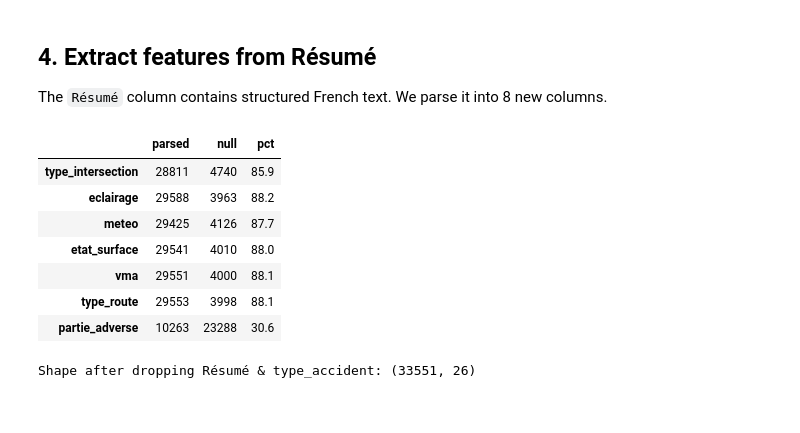
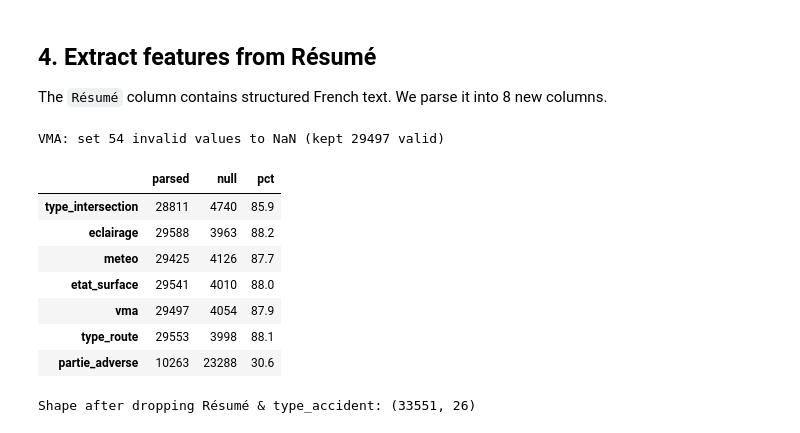
Before and after one commit to Medghaith01/test_QF, a Jupyter notebook: notebooks/data_cleaning.ipynb, the cells around one changed output. Drawn from its saved outputs; the diff is of its cells as text; code cells hidden in the pictures.

```diff
--- a/notebooks/data_cleaning.ipynb
+++ b/notebooks/data_cleaning.ipynb
@@ -129,6 +129,13 @@ df["etat_surface"] = resume.str.extract(
 
 # --- VMA (speed limit) ---
 df["vma"] = resume.str.extract(r"VMA à\s*(\d+)", expand=False).astype("Int64")
+
+# --- Filter VMA to realistic Paris values (drop parsing artifacts 1-6, 35-45, 60, 80, 300) ---
+valid_vma = {10, 15, 20, 25, 30, 50, 70, 90, 110}
+invalid_vma = df["vma"].notna() & (~df["vma"].isin(valid_vma))
+n_invalid = invalid_vma.sum()
+df.loc[invalid_vma, "vma"] = pd.NA
+print(f"VMA: set {n_invalid} invalid values to NaN (kept {df['vma'].notna().sum()} valid)")
 
 # --- Type de route ---
 def parse_type_route(text):
@@ -166,34 +173,35 @@ def parse_partie_adverse(text):
         if "Scooter" in raw or "scooter" in raw:
             return "Scooter"
         if "Vélo" in raw or "velo" in raw or "Velo" in raw:
             return "Vélo"
         if "VT" in raw or "tourisme" in raw:
             return "VT"
         if "VU" in raw:
             return "VU"
         if "3 RM" in raw or "3rm" in raw:
             return "3RM"
         return "Autre"
     return None
 
 df["partie_adverse"] = resume.apply(parse_partie_adverse)
 
 # Coverage report
 new_cols = ["type_intersection", "eclairage", "meteo",
             "etat_surface", "vma", "type_route", "partie_adverse"]
 coverage = pd.DataFrame({
     "parsed": [df[c].notna().sum() for c in new_cols],
     "null": [df[c].isnull().sum() for c in new_cols],
 }, index=new_cols)
 coverage["pct"] = (coverage["parsed"] / len(df) * 100).round(1)
 coverage
 # %% [output]
+VMA: set 54 invalid values to NaN (kept 29497 valid)
 |  | parsed | null | pct |
 | type_intersection | 28811 | 4740 | 85.9 |
 | eclairage | 29588 | 3963 | 88.2 |
 | meteo | 29425 | 4126 | 87.7 |
 | etat_surface | 29541 | 4010 | 88.0 |
-| vma | 29551 | 4000 | 88.1 |
+| vma | 29497 | 4054 | 87.9 |
 | type_route | 29553 | 3998 | 88.1 |
 | partie_adverse | 10263 | 23288 | 30.6 |
 # %%
```
Also changed, not shown: parts of 1 cell of this notebook, 28 other files.
